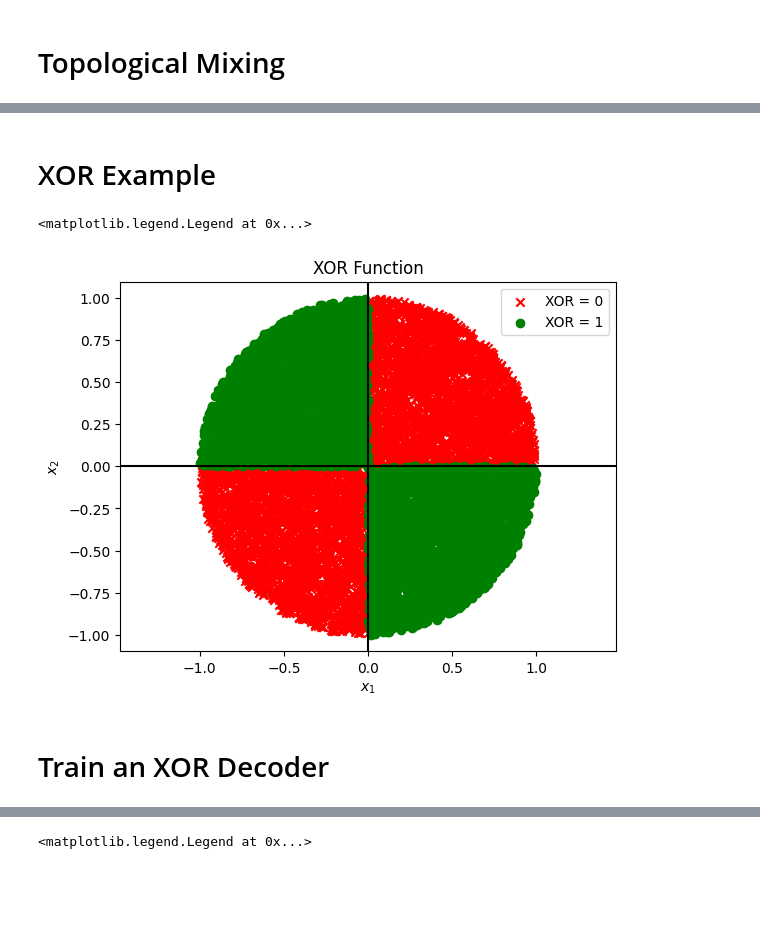
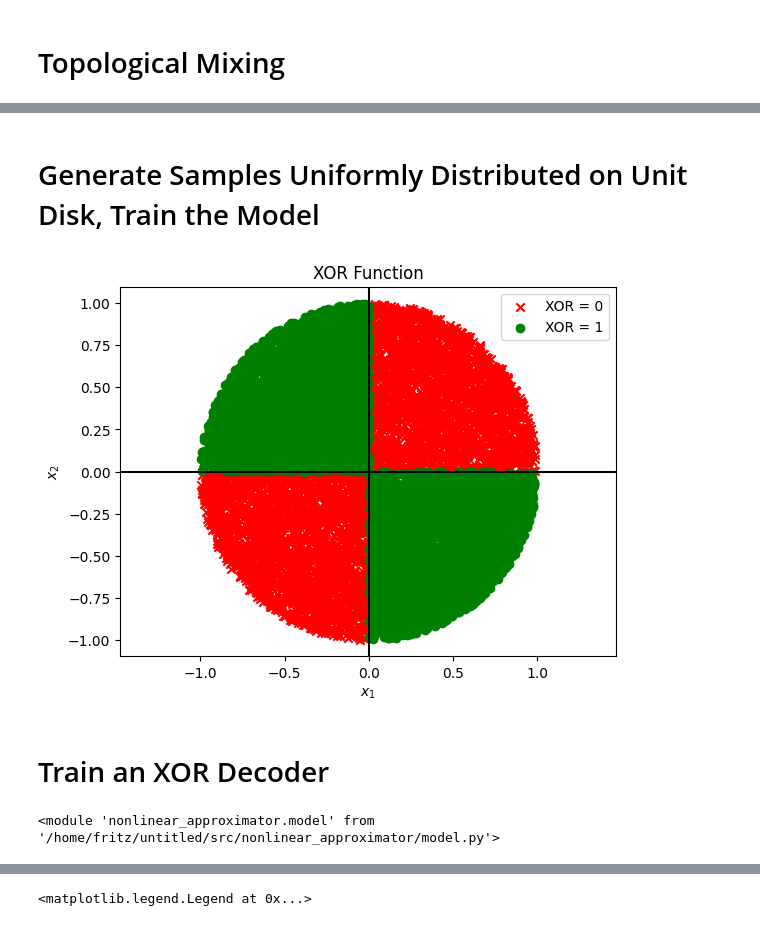
Before and after one commit to Fritz17236/untitled, a Jupyter notebook: xor.ipynb, the cells around one changed output, grey strips where cells are left out. Saved outputs shown, nothing was run; the diff lists cells and outputs as text; code cells hidden in the pictures; blank space fills up the shorter version.

```diff
--- a/xor.ipynb
+++ b/xor.ipynb
@@ -63,3 +40,15 @@ def xor(x: NDArray) -> int:
+# %%
+
+config = na.params.RegressionParams(
+    width=1000,
+    depth=50,
+    input_dimension=2,
+    transform_type=na.activations.TransformType.TENT,
+    transform_params=na.params.TentParams(mu=1.99),
+    output_dimension=1,
+)
+
+model = na.model.NonlinearRegressorModel(config)
 # %% [markdown]
 # Neuron Preferred Directions
 # %%
@@ -116,7 +104,8 @@ plt.show()
-# %% [markdown]
-# XOR Example
+# %% [markdown]
+# Generate Samples Uniformly Distributed on Unit Disk, Train the Model
 # %%
-# acts has shape (depth, num_neurons, num_samples)
+
+# Create
 test_samples = np.random.normal(
     loc=0, scale=1, size=(config.input_dimension, num_samples_test)
 )
@@ -131,49 +120,39 @@ test_radii = np.random.uniform(0, 1, size=num_samples_test)
 train_radii = np.random.uniform(0, 1, size=num_samples_train)
 test_samples *= np.sqrt(test_radii)
 train_samples *= np.sqrt(train_radii)
-
-
-# Batch compute activations
-activations_train = activations.compute_activations(
-    neurons, input_x=train_samples, config=config
-)  # np.zeros((n_layers, num_neurons, num_samples_train))
-activations_test = activations.compute_activations(
-    neurons, input_x=test_samples, config=config
-)  # np.zeros((n_layers, num_neurons, num_samples_train))
-
 
 # Compute XOR, then use making to plot classification
 xors_train = np.expand_dims(
     np.array([xor(train_samples[:, i]) for i in range(num_samples_train)]), axis=-1
 )
 
 mask_0 = (xors_train == 0).squeeze()
 mask_1 = (xors_train == 1).squeeze()
 plt.scatter(
     train_samples[0, mask_0],
     train_samples[1, mask_0],
     c="red",
     marker="x",
     label="XOR = 0",
 )
 plt.scatter(
     train_samples[0, mask_1],
     train_samples[1, mask_1],
     c="green",
     marker="o",
     label="XOR = 1",
 )
 
 plt.axis("equal")
 plt.axvline(x=0, c="black")
 plt.axhline(y=0, c="black")
 
 plt.title("XOR Function")
 plt.xlabel("$x_1$")
 plt.ylabel("$x_2$")
 plt.legend()
+plt.show()
 # %% [output]
-<matplotlib.legend.Legend at 0x...>
-[figure, old version]
+[figure, new version]
 # %% [markdown]
 # Train an XOR Decoder
@@ -183 +162,5 @@ decoders = training.compute_decoders(activations_train, xors_train, config)
+# %%
+reload(na.model)
+# %% [output]
+<module 'nonlinear_approximator.model' from '/home/fritz/untitled/src/nonlinear_approximator/model.py'>
 # %%
```
Also changed, not shown: parts of 10 cells of this notebook, 2 other files.
